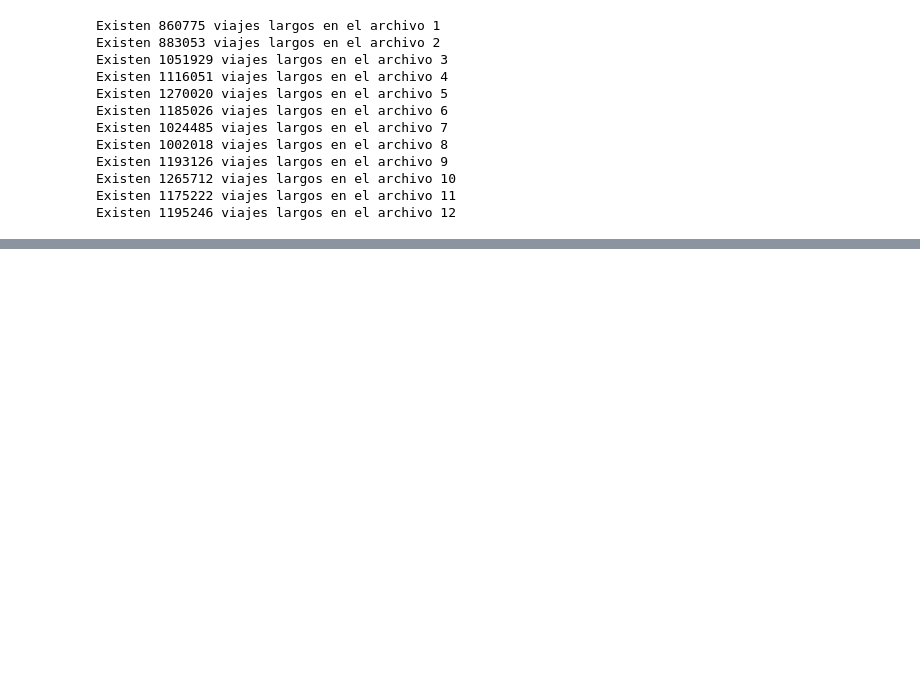
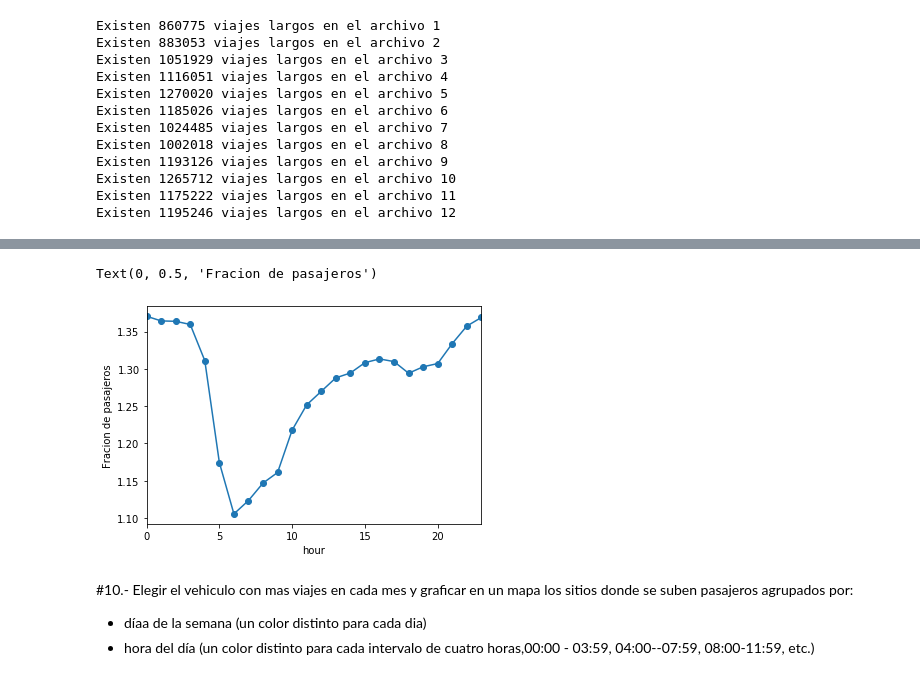
Before and after one commit to htapiagroup/sistemas-distribuidos-evaluacion-intersemestral-enrique444, a Jupyter notebook: MCA_SistDist_EX1.ipynb, the cells around one changed output, grey strips where cells are left out. Drawn from its saved outputs; the diff is of its cells as text; code cells hidden in the pictures; blank space fills up the shorter version.

```diff
--- a/MCA_SistDist_EX1.ipynb
+++ b/MCA_SistDist_EX1.ipynb
@@ -606,0 +671,18 @@ Sugerencia: agregar por el correspondiente periodo temporal y graficar. Que pued
+# %%
+datos = dd.read_csv("/Users/enriquedorantes/ig2/trip_data/limpio_trip_data_*.csv", usecols=["pickup_datetime", "passenger_count"])
+# %%
+datos["mi_pickup_datetime"] = dd.to_datetime( datos["pickup_datetime"] )
+datos["hour"] =  datos["mi_pickup_datetime"].dt.hour
+diasemana = datos.groupby('hour')
+resultado2 = diasemana.passenger_count.mean()
+resultado2 = resultado2.compute()
+resultado2 = resultado2.sort_index()
+resultado2.plot.line(style="-o")
+plt.ylabel("Fracion de pasajeros")
+# %% [output]
+Text(0, 0.5, 'Fracion de pasajeros')
+[figure, added]
+# %% [markdown]
+#10.- Elegir el vehiculo con mas viajes en cada mes y graficar en un mapa los sitios donde se suben pasajeros agrupados por:
+* díaa de la semana (un color distinto para cada dia)
+* hora del día (un color distinto para cada intervalo de cuatro horas,00:00 - 03:59, 04:00--07:59, 08:00-11:59, etc.)
```
Also changed, not shown: parts of 24 cells of this notebook.
